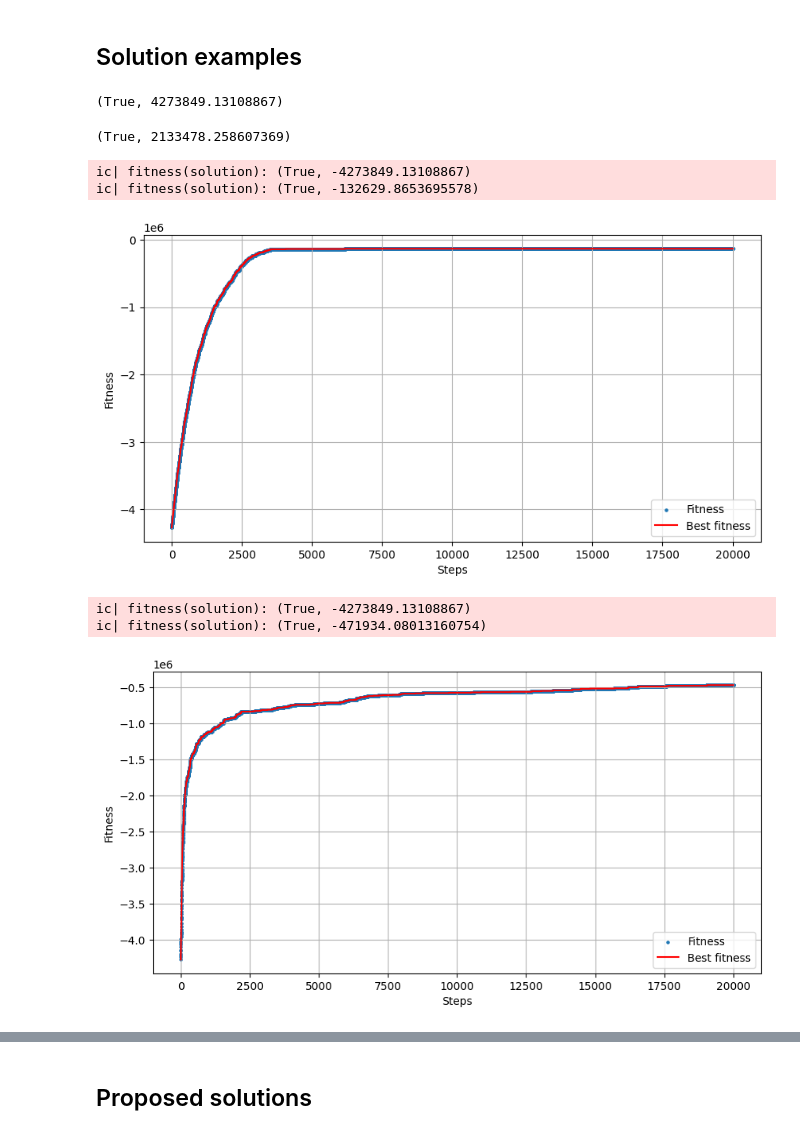
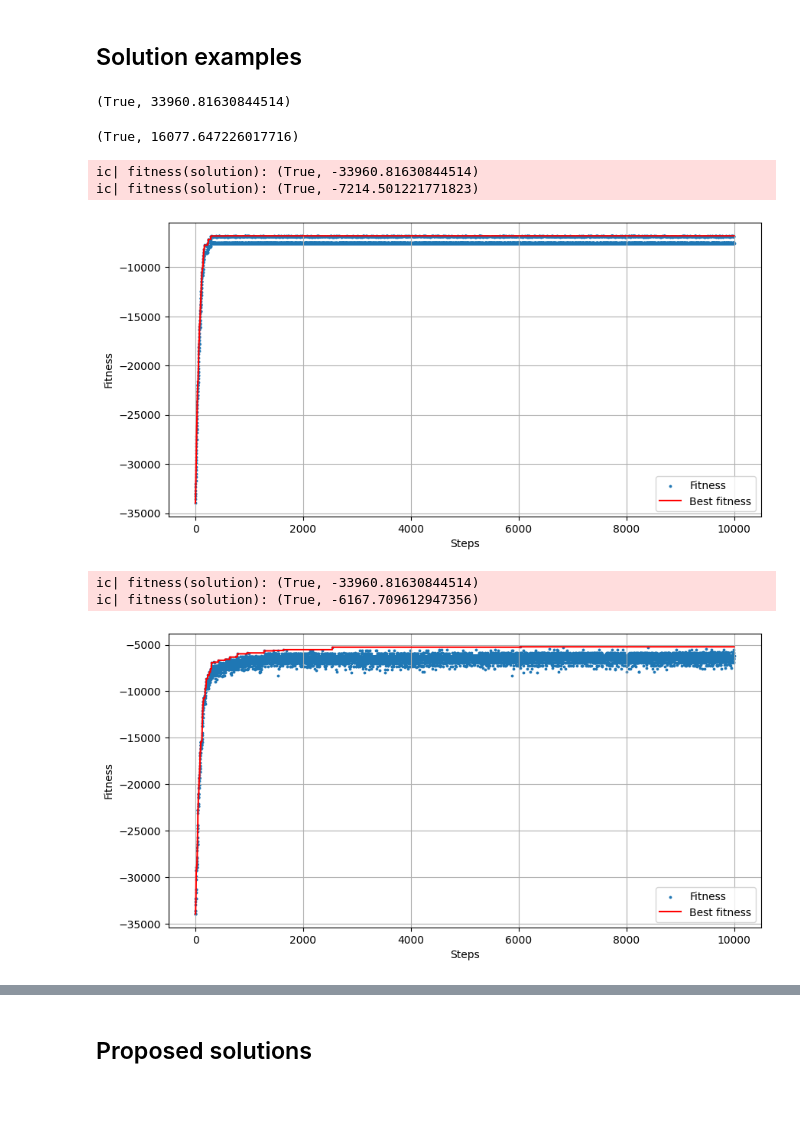
Before and after one commit to RonPlusSign/CI2024_lab1, a Jupyter notebook: set-cover.ipynb, the cells around one changed output, grey strips where cells are left out. Cells and saved outputs as stored; diff of their text form; code cells hidden in the pictures; blank space fills up the shorter version.

```diff
--- a/set-cover.ipynb
+++ b/set-cover.ipynb
@@ -16,10 +16,10 @@ See: https://en.wikipedia.org/wiki/Set_cover_problem
 
 If you want to get reproducible results, use `rng` (and restart the kernel); for non-reproducible ones, use `np.random`.
 # %%
-UNIVERSE_SIZE = 10_000 # 100_000
-NUM_SETS = 1_000 # 10_000
+UNIVERSE_SIZE = 1_000 # 100_000
+NUM_SETS = 100 # 10_000
 DENSITY = 0.2
-MAX_STEPS = 20_000
+MAX_STEPS = 10_000
 
 rng = np.random.Generator(np.random.PCG64([UNIVERSE_SIZE, NUM_SETS, int(10_000 * DENSITY)]))
 # %%
@@ -48,13 +48,13 @@ def cost(solution):
 solution = np.full(NUM_SETS, True)
 valid(solution), cost(solution)
 # %% [output]
-(True, 4273849.13108867)
+(True, 33960.81630844514)
 # %%
 # A random solution with random 50% of the sets
 solution = rng.random(NUM_SETS) < .5
 valid(solution), cost(solution)
 # %% [output]
-(True, 2133478.258607369)
+(True, 16077.647226017716)
 # %%
 def single_mutation(solution: np.ndarray) -> np.ndarray:
     """Tweaks the solution by adding/removing a random set"""
@@ -81,7 +89,7 @@ def plot(costs):
     """ Scatter plot of costs, and a line plot of the best cost """
     x = list(range(len(costs)))
     plt.figure(figsize=(10, 5))
-    plt.scatter(x, costs, label='Fitness', s=5)
+    plt.scatter(x, costs, label='Fitness', s=3)
     plt.plot(x, list(accumulate(costs, max)), label='Best fitness', color='red')
     plt.xlabel('Steps')
     plt.ylabel('Fitness')
@@ -91,42 +99,42 @@ def plot(costs):
 # %%
 # Professor's solution: RMHC with single mutation
 tweak = single_mutation
 solution = rng.random(NUM_SETS) < 1
 solution_fitness = fitness(solution)
 ic(fitness(solution))
-fits = [solution_fitness[1]]
+history = [solution_fitness[1]]
 
 for _ in range(MAX_STEPS):
     new_solution = tweak(solution)
-    fits.append(solution_fitness[1])
+    history.append(fitness(new_solution)[1])
     if fitness(new_solution) > solution_fitness:
         solution = new_solution
         solution_fitness = fitness(solution)
 
 ic(fitness(solution))
-plot(fits)
+plot(history)
 # %% [output]
-ic| fitness(solution): (True, -4273849.13108867)
-ic| fitness(solution): (True, -132629.8653695578)
+ic| fitness(solution): (True, -33960.81630844514)
+ic| fitness(solution): (True, -7214.501221771823)
-[figure, old version]
+[figure, new version]
 # %%
 # Professor's solution: RMHC with multiple mutations
 tweak = multiple_mutation
 solution = rng.random(NUM_SETS) < 1
 solution_fitness = fitness(solution)
 ic(fitness(solution))
-fits = [solution_fitness[1]]
+history = [solution_fitness[1]]
 
 for _ in range(MAX_STEPS):
     new_solution = tweak(solution)
+    history.append(fitness(new_solution)[1])
     if fitness(new_solution) > solution_fitness:
         solution = new_solution
         solution_fitness = fitness(solution)
-    fits.append(solution_fitness[1])
 
 ic(fitness(solution))
-plot(fits)
+plot(history)
 # %% [output]
-ic| fitness(solution): (True, -4273849.13108867)
-ic| fitness(solution): (True, -471934.08013160754)
+ic| fitness(solution): (True, -33960.81630844514)
+ic| fitness(solution): (True, -6167.709612947356)
-[figure, old version]
+[figure, new version]
```
Also changed, not shown: parts of 8 cells of this notebook.
